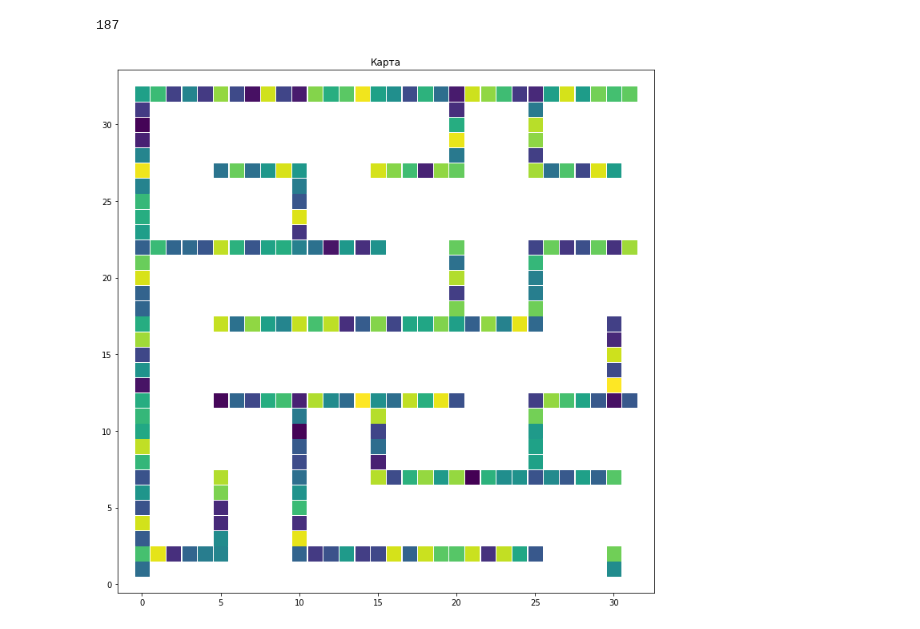
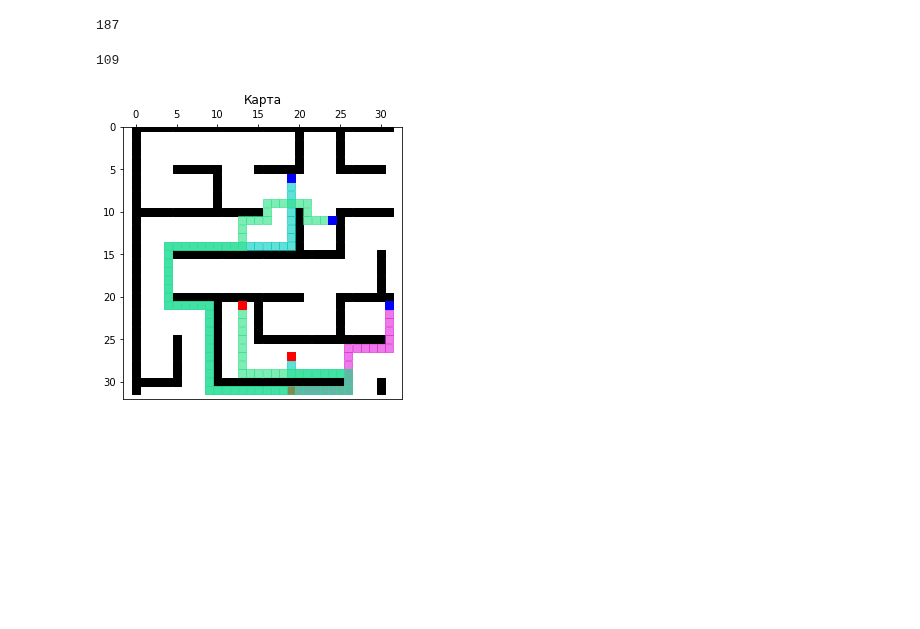
Before and after one commit to polinko13/CBS, a Jupyter notebook: CBS.ipynb, the cells around one changed output. Cells and saved outputs as stored; diff of their text form; code cells hidden in the pictures; blank space fills up the shorter version.

```diff
--- a/CBS.ipynb
+++ b/CBS.ipynb
@@ -525,10 +529,10 @@ tasks = read_tasks_from_movingai_file('maze-32-32-4-even-1.scen')
 task_map = Map()
 task_map.SetGridCells(w, h, cells)
 
-num = 3
+num = 4
 
-Starts = [(item[1], item[0]) for item in tasks[:num]]
-Goals = [(item[3], item[2]) for item in tasks[:num]]
+Starts = [(item[0], item[1]) for item in tasks[2:num+2]]
+Goals = [(item[2], item[3]) for item in tasks[2:num+2]]
 
 result = CBS(task_map, Starts, Goals, [], [], [])
 
@@ -603,7 +651,7 @@ def Merge(a : MetaAgent, b : MetaAgent, node : HighNode):
             for ec in node.edgeCons[ma]:
                 if ec[-1] != a and ec[-1] != b:
                     # edge constraint теперь выглядит так: (subset, v1, v2, t, meta-agent)
-                    new_ec = (ma.agents, ec[2], ec[3], ec[4], ec[5])
+                    new_ec = (ma.agents, ec[1], ec[2], ec[3], ec[4])
                     newEC.append(new_ec)
             newEdgeCons[ma] = newEC
         else:
@@ -859,61 +911,61 @@ tasks = read_tasks_from_movingai_file('maze-32-32-4-even-1.scen')
 task_map = Map()
 task_map.SetGridCells(w, h, cells)
 
-num = 4
+num = 3
 
-Starts = [(item[1], item[0]) for item in tasks[:num]]
-Goals = [(item[3], item[2]) for item in tasks[:num]]
+Starts = [(item[1], item[0]) for item in tasks[11:num+11]]
+Goals = [(item[3], item[2]) for item in tasks[11:num+11]]
 
-result = MACBS(task_map, Starts, Goals, 1)
+result = MACBS(task_map, Starts, Goals, 2)
 
 if result[0]:
     print(result[1].g)
 sum([tasks[i][-1] for i in range(num)])
 # %% [output]
 187
+109
 # %%
 import matplotlib.pyplot as plt
+import random
 
 obs_x = []
 obs_y = []
 
 for y, cell_y in enumerate(task_map.cells):
     for x, cell_x in enumerate(cell_y):
         if cell_x == 1:
             obs_x.append(x)
-            obs_y.append(len(task_map.cells) - y)
+            obs_y.append(y)
 
 x = np.array(obs_x)
 y = np.array(obs_y)
 
-fig = plt.figure(figsize=(1, 1))
+fig = plt.figure(figsize=(5, 5))
 ax = fig.add_subplot(111)
+ax.set_ylim(task_map.height, 0)
+ax.xaxis.set_ticks_position('top')
 
-colors = np.random.rand(len(x))
-ax.scatter(x, y, c=colors, marker='s', s=300)
+ax.scatter(x, y, c='black', marker='s', s=50)
 ax.set_facecolor('white')
 ax.set_title('Карта')
 
-#  Создаем массив цветов по определенному правилу
-#  с помощью логических операций и индексации
-#  массивов массивами булевых значений:
-col = np.empty_like(y)
-below_points = (y < 0.5)    #  скобки нужны для читабельности
-upper_point = (y >= 0.5)    #  и понятности
-col[below_points] = 0
-col[upper_point] = 1
+number_of_colors = num
 
-axes[1].scatter(x, y, c = col)
-axes[1].set_facecolor('black')
-axes[1].set_title('Два цвета для точек выше и ниже 0.5')
-axes[1].set_xticks([])
-axes[1].set_yticks([0.0, 0.5, 1.0])
+color = ["#" + ''.join([random.choice('0123456789ABCDEF') for j in range(6)]) + ''.join(['A', '0'])
+         for i in range(number_of_colors)]
 
-
-
-fig.set_figwidth(12)     #  ширина и
-fig.set_figheight(12)    #  высота "Figure"
+for ma in result[1].sol:
+    for a in result[1].sol[ma]:
+        path = result[1].sol[ma][a]
+        x = []
+        y = []
+        for node in path:
+            x.append(node.i)
+            y.append(node.j)
+        ax.scatter(x[1:-1], y[1:-1], c=color[a], marker='s', s=50)
+        ax.scatter(x[:1], y[:1], c='blue', marker='s', s=50)
+        ax.scatter(x[-1:], y[-1:], c='red', marker='s', s=50)
 
 plt.show()
 # %% [output]
-[figure, old version]
+[figure, new version]
```
Also changed, not shown: parts of 5 cells of this notebook.
